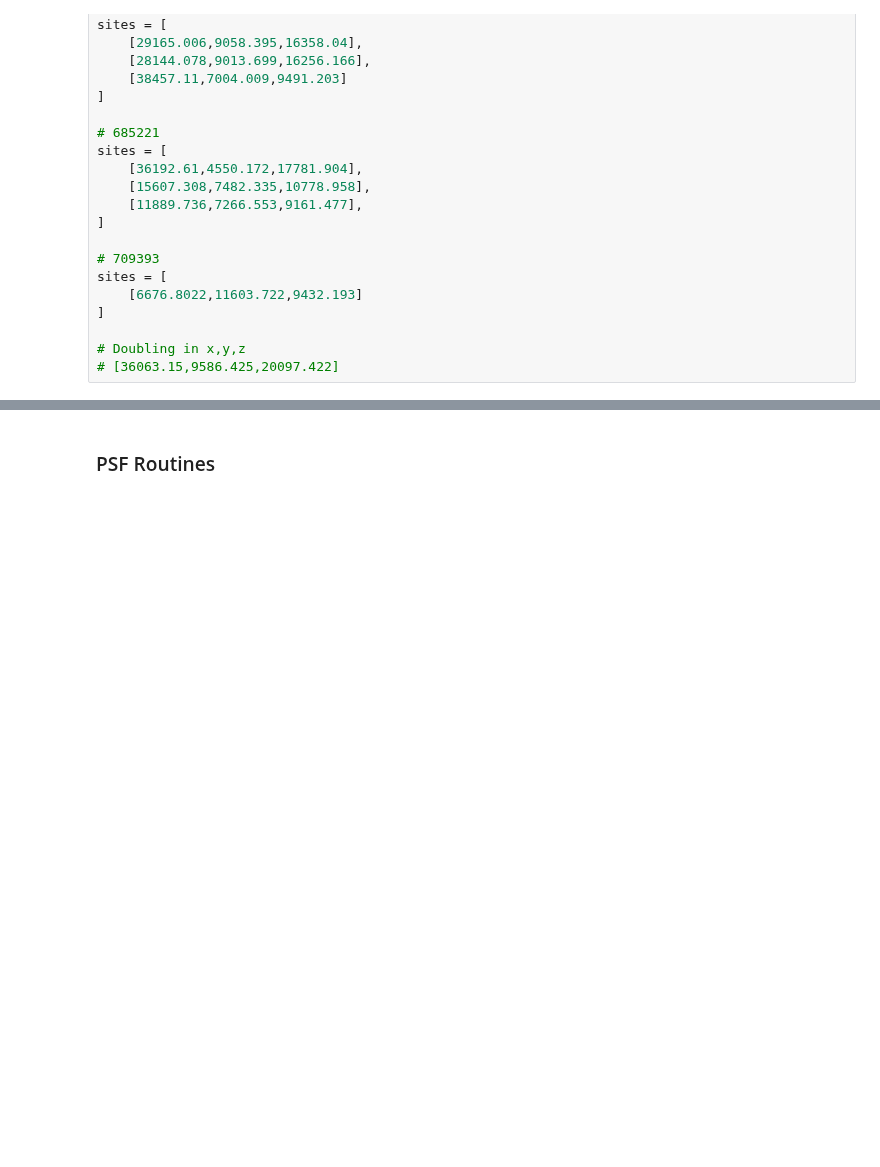
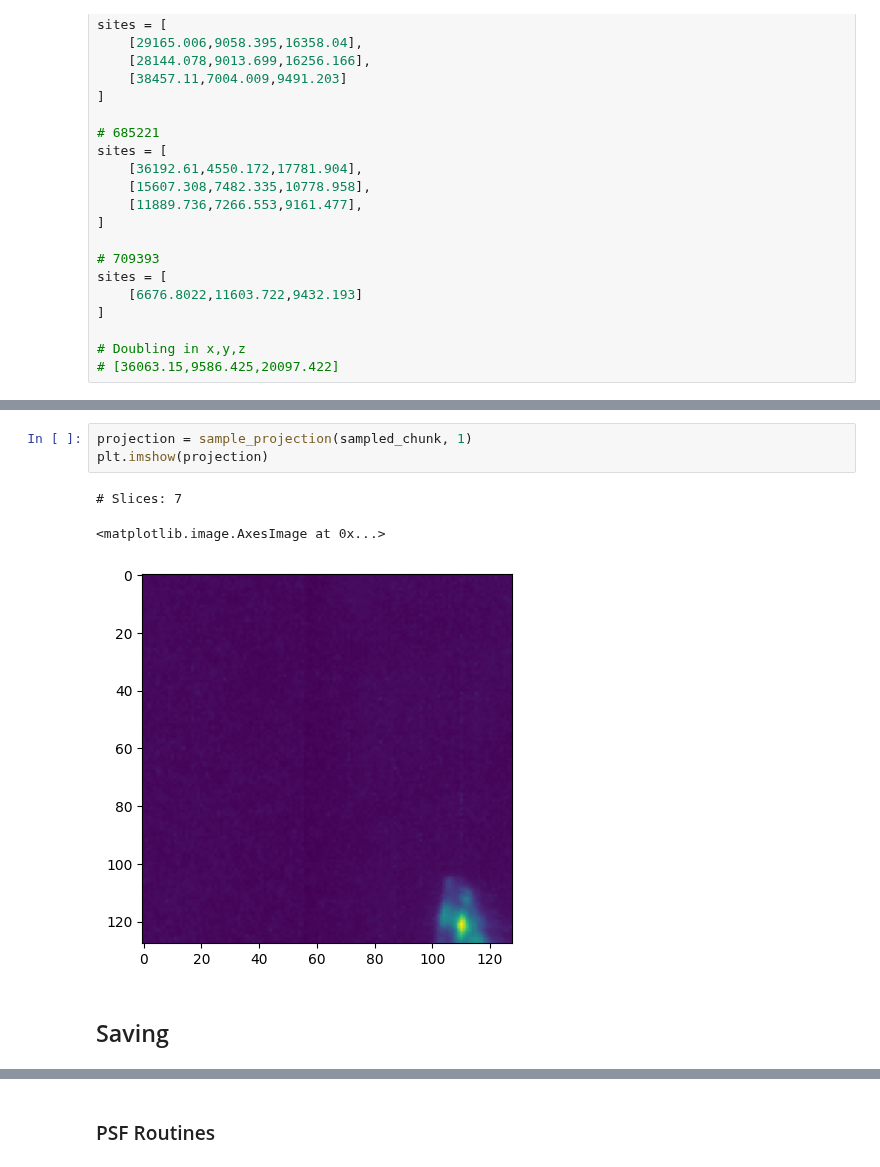
Before and after one commit to AllenNeuralDynamics/aind-exaspim-soma-detection, a Jupyter notebook: code/deconvolution_notebook.ipynb, the cells around one changed output, grey strips where cells are left out. Saved outputs shown, nothing was run; the diff lists cells and outputs as text; blank space fills up the shorter version.

```diff
--- a/code/deconvolution_notebook.ipynb
+++ b/code/deconvolution_notebook.ipynb
@@ -131,3 +183,12 @@ plot_mips(img_chunk, clip=True)
+# %%
+projection = sample_projection(sampled_chunk, 1)
+plt.imshow(projection)
+# %% [output]
+# Slices: 7
+<matplotlib.image.AxesImage at 0x...>
+[figure, added]
+# %% [markdown]
+## Saving
 # %%
 # Save mips
 from PIL import Image
```
Also changed, not shown: parts of 11 cells of this notebook, 30 other files.
